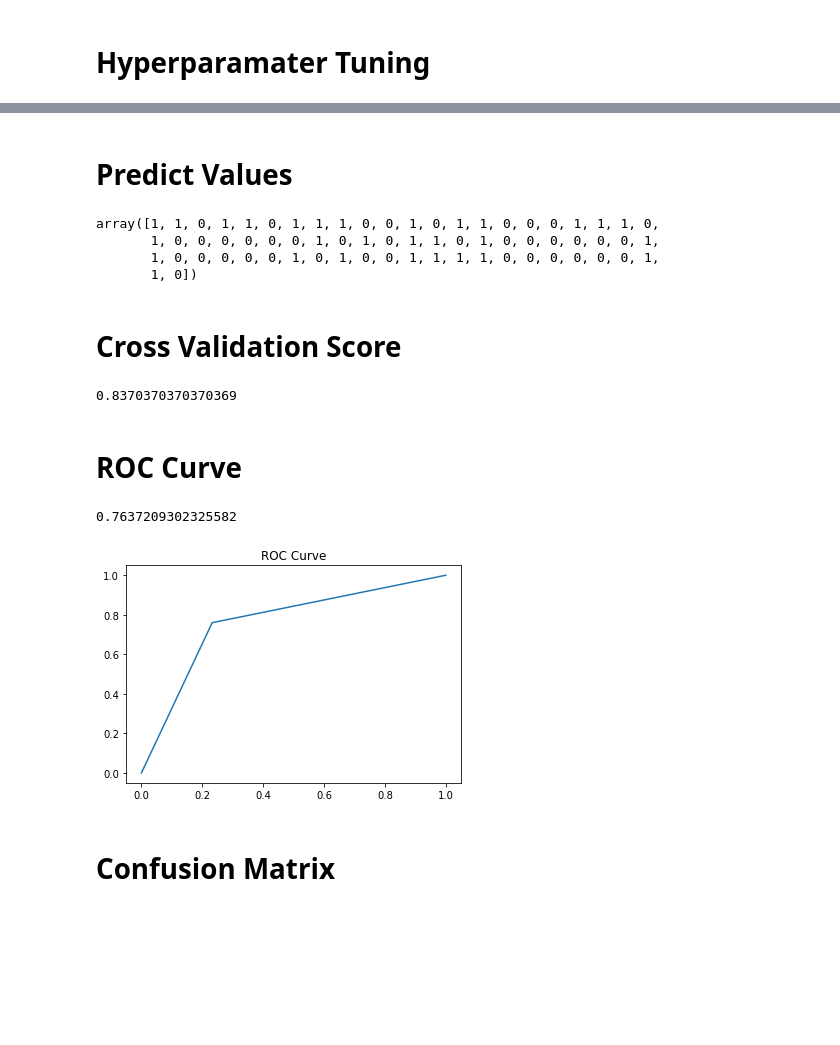
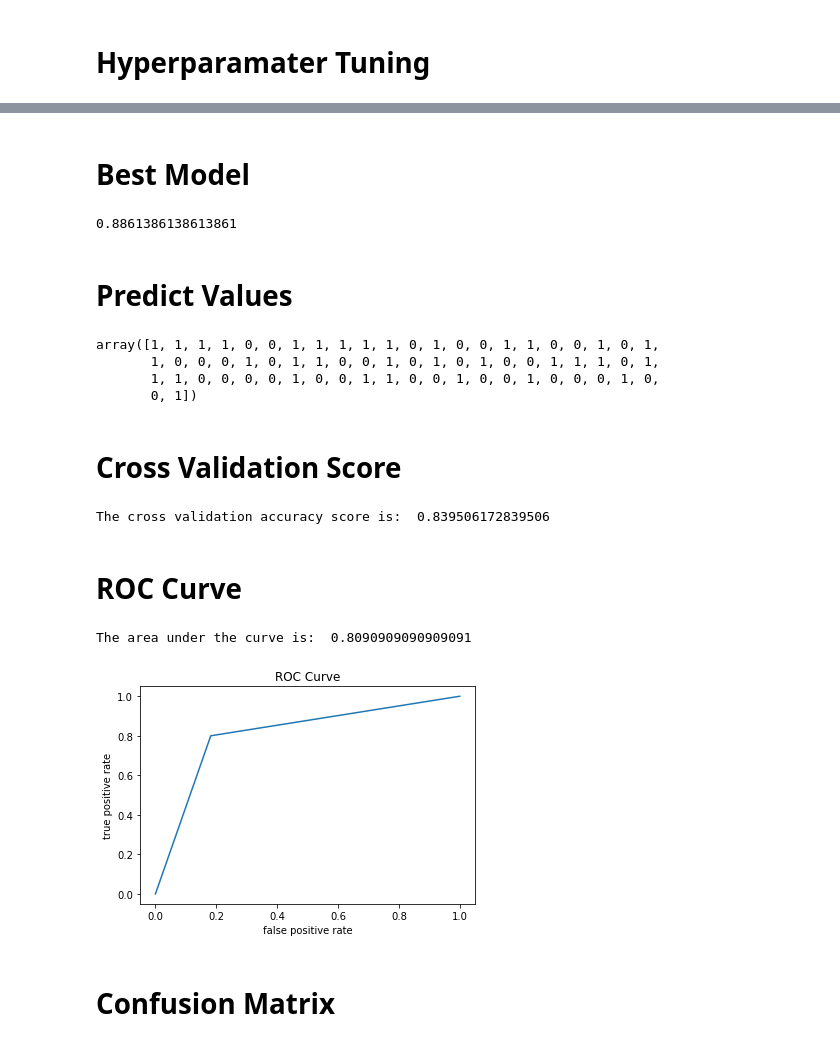
Before and after one commit to Beyond-Image/Data-Science2, a Jupyter notebook: qda.ipynb, the cells around one changed output, grey strips where cells are left out. Cells and saved outputs as stored; diff of their text form; code cells hidden in the pictures; blank space fills up the shorter version.

```diff
--- a/qda.ipynb
+++ b/qda.ipynb
@@ -46,0 +48,5 @@ result.best_score_
+# %%
+#grabbing the best paramater value in the dictionary
+best_param_dict = result.best_params_.values()
+best_param_value = sum(best_param_dict)
+best_param_value
@@ -46,0 +57,11 @@ result.best_score_
+# %%
+y_bias = []
+y_var = []
+for param in reg_param:
+    best_qda_model = QuadraticDiscriminantAnalysis(reg_param = param)
+    best_qda_model.fit(x_train, y_train)
+    avg_expected_loss, avg_bias, avg_var = bias_variance_decomp(
+        best_qda_model, x_train.values, y_train.values, x_test.values, y_test.values,
+        loss='0-1_loss')
+    y_bias.append(avg_bias)
+    y_var.append(avg_var)
@@ -47,31 +78,41 @@ result.best_score_
+# %% [markdown]
+# Best Model
+# %%
+best_qda_model = QuadraticDiscriminantAnalysis(reg_param = best_param_value)
+best_qda_model.fit(x_train, y_train)
+best_qda_model.score(x_train, y_train)
+# %% [output]
+0.8861386138613861
 # %% [markdown]
 # Predict Values
 # %%
-y_pred=qda_grid_search.predict(x_test)
+y_pred=best_qda_model.predict(x_test)
 y_pred
 # %% [output]
-array([1, 1, 0, 1, 1, 0, 1, 1, 1, 0, 0, 1, 0, 1, 1, 0, 0, 0, 1, 1, 1, 0,
-       1, 0, 0, 0, 0, 0, 0, 1, 0, 1, 0, 1, 1, 0, 1, 0, 0, 0, 0, 0, 0, 1,
-       1, 0, 0, 0, 0, 0, 1, 0, 1, 0, 0, 1, 1, 1, 1, 0, 0, 0, 0, 0, 0, 1,
-       1, 0])
+array([1, 1, 1, 1, 0, 0, 1, 1, 1, 1, 1, 0, 1, 0, 0, 1, 1, 0, 0, 1, 0, 1,
+       1, 0, 0, 0, 1, 0, 1, 1, 0, 0, 1, 0, 1, 0, 1, 0, 0, 1, 1, 1, 0, 1,
+       1, 1, 0, 0, 0, 0, 1, 0, 0, 1, 1, 0, 0, 1, 0, 0, 1, 0, 0, 0, 1, 0,
+       0, 1])
 # %% [markdown]
 # Cross Validation Score
 # %%
-scores = cross_val_score(model, features, features_target, scoring='accuracy', cv=cv, n_jobs=-1)
-print(np.mean(scores))
+scores = cross_val_score(best_qda_model, features, features_target, scoring='accuracy', cv=cv, n_jobs=-1)
+print("The cross validation accuracy score is: ", np.mean(scores))
 # %% [output]
-0.8370370370370369
+The cross validation accuracy score is:  0.839506172839506
 # %% [markdown]
 # ROC Curve
 # %%
 false_positive_rate, true_positive_rate, threshold = roc_curve(y_test, y_pred)
 plt.plot(false_positive_rate, true_positive_rate)
 plt.title("ROC Curve")
+plt.xlabel("false positive rate")
+plt.ylabel("true positive rate")
 area_under_curve = roc_auc_score(y_test, y_pred)
-print(area_under_curve)
+print("The area under the curve is: ", area_under_curve)
 # %% [output]
-0.7637209302325582
+The area under the curve is:  0.8090909090909091
-[figure, old version]
+[figure, new version]
 # %% [markdown]
 # Confusion Matrix
 # %%
```
Also changed, not shown: parts of 9 cells of this notebook.
